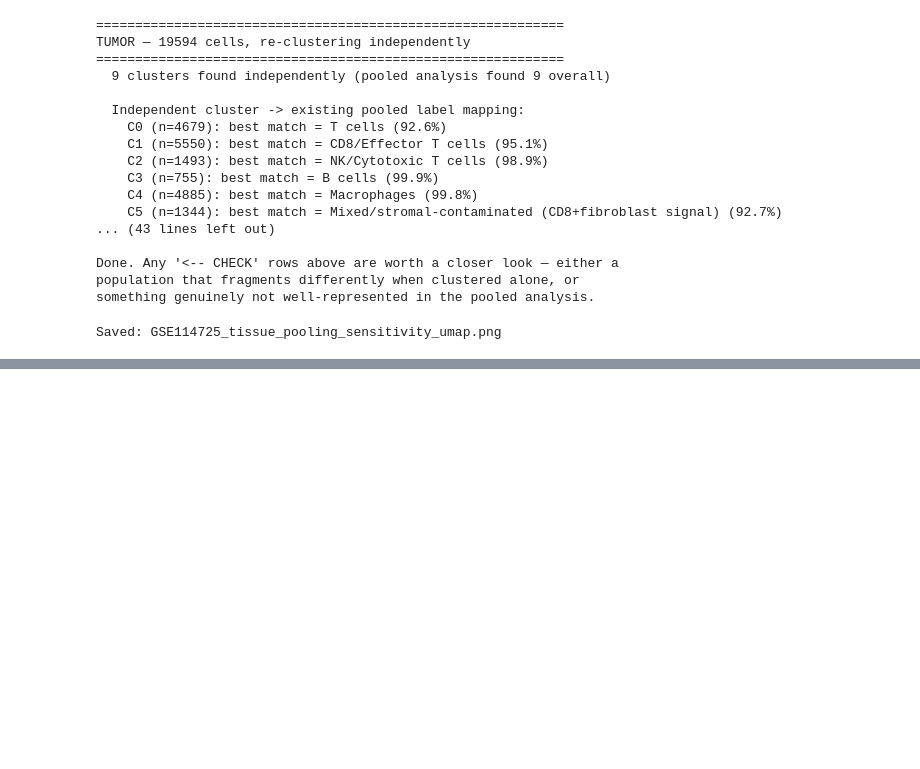
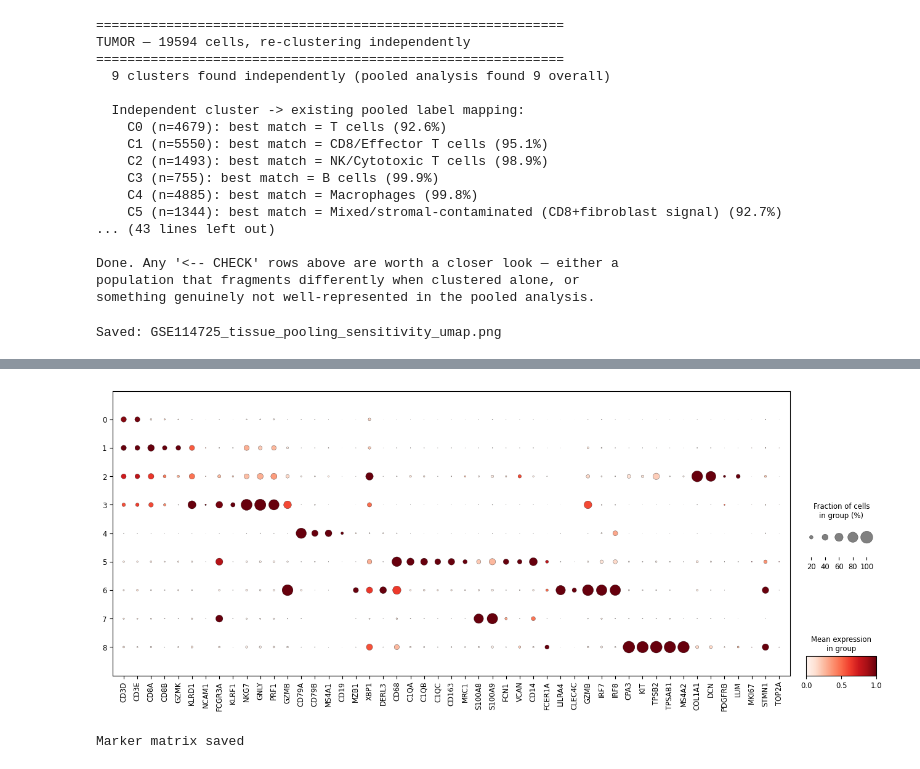
Before and after one commit to annamcstay/brca-scrnaseq-analysis, a Jupyter notebook: Notebooks/04_phase2_clustering_annotation_FINAL.ipynb, the cells around one changed output, grey strips where cells are left out. Drawn from its saved outputs; the diff is of its cells as text; code cells hidden in the pictures; blank space fills up the shorter version.

```diff
--- a/Notebooks/04_phase2_clustering_annotation_FINAL.ipynb
+++ b/Notebooks/04_phase2_clustering_annotation_FINAL.ipynb
@@ -1277,3 +1278,51 @@ for _ in range(3):
     winsound.Beep(1000, 300)
 # %% [output]
 Saved: GSE114725_tissue_pooling_sensitivity_umap.png
+# %%
+# ----------------------------
+# Marker matrix — Adrien's expanded canonical panel, clusters (rows)
+# vs markers (columns), showing expression levels. More formal, visual
+# version of the marker validation already done as printed text.
+# ----------------------------
+import scanpy as sc
+
+panel_main = {
+    "Pan-T (anchor)": ["CD3D", "CD3E", "TRAC"],
+    "CD8 T": ["CD8A", "CD8B", "GZMK"],
+    "NK (vs CD8)": ["KLRD1", "NCAM1", "FCGR3A", "KLRF1"],
+    "Cytotoxic (shared)": ["NKG7", "GNLY", "PRF1", "GZMB"],
+    "B cell": ["CD79A", "CD79B", "MS4A1", "CD19"],
+    "Plasma (catch)": ["MZB1", "XBP1", "DERL3"],
+    "Macrophage (vs mono)": ["CD68", "C1QA", "C1QB", "C1QC", "CD163", "MRC1"],
+    "Monocyte/DC (vs mac)": ["S100A8", "S100A9", "FCN1", "VCAN", "CD14", "FCER1A"],
+    "pDC (specific)": ["LILRA4", "CLEC4C", "GZMB", "IRF7", "IRF8"],
+    "Mast": ["CPA3", "KIT", "TPSB2", "TPSAB1", "MS4A2"],
+    "Stromal (contam flag)": ["COL1A1", "DCN", "PDGFRB", "LUM"],
+    "Proliferation (flag)": ["MKI67", "STMN1", "TOP2A"],
+}
+
+# Flatten to a single gene list, keep only genes present in the data
+all_genes = [g for genes in panel_main.values() for g in genes]
+adata1_raw_panel = adata1.raw.to_adata()
+genes_present = [g for g in all_genes if g in adata1_raw_panel.var_names]
+missing = [g for g in all_genes if g not in adata1_raw_panel.var_names]
+if missing:
+    print(f"Not found in gene panel (skipped): {missing}")
+
+adata1_raw_panel.obs["leiden_0.2"] = adata1.obs["leiden_0.2"].values
+
+# Dot plot — cluster (row/group) x marker (column), standard scanpy visualisation
+sc.pl.dotplot(
+    adata1_raw_panel, genes_present, groupby="leiden_0.2",
+    standard_scale="var", figsize=(16, 6),
+    save="_GSE114725_marker_matrix.png"
+)
+# scanpy saves with a "dotplot" prefix by default; move/rename for consistency
+import shutil
+shutil.move("figures/dotplot__GSE114725_marker_matrix.png",
+            str(FIGURE_DIR / "GSE114725_marker_matrix_dotplot.png"))
+
+del adata1_raw_panel
+gc.collect()
+print("Marker matrix saved")
+# %% [output]
@@ -1279,0 +1331,2 @@ Saved: GSE114725_tissue_pooling_sensitivity_umap.png
+[figure, added]
+Marker matrix saved
```
Also changed, not shown: parts of 8 cells of this notebook, 15 other files.
